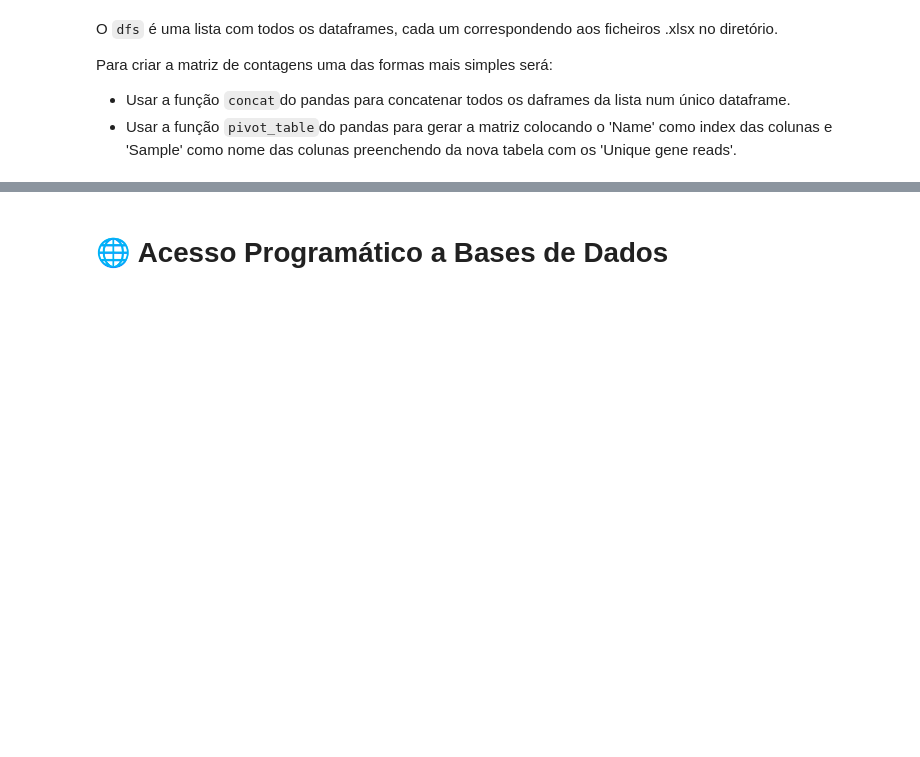
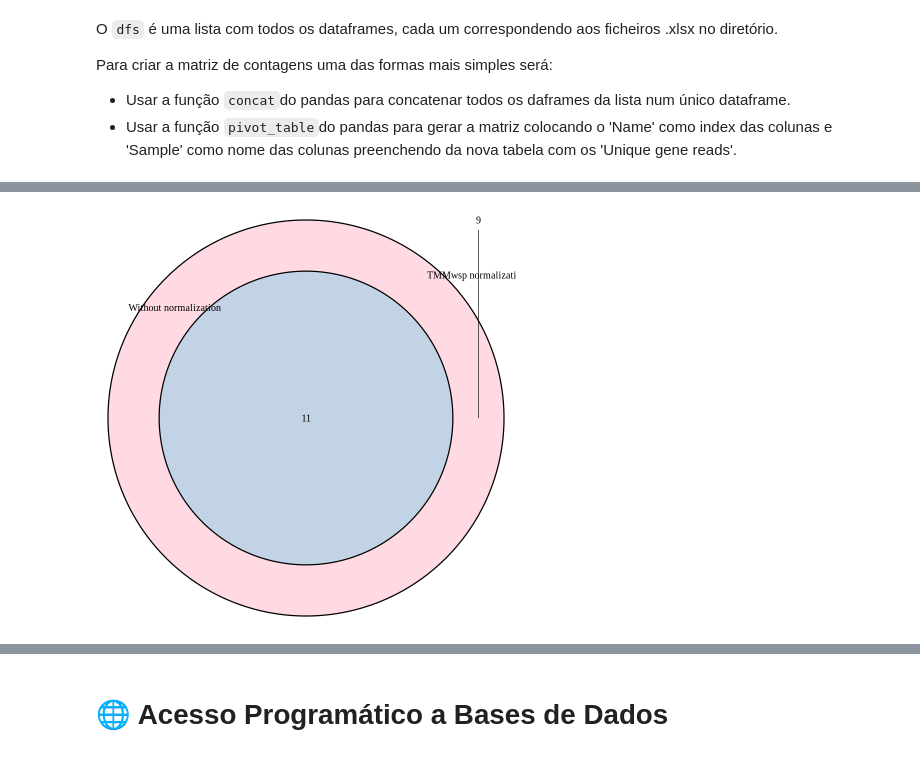
Before and after one commit to nunososorio/medicaldatascience, a Jupyter notebook: dataproc_intro.ipynb, the cells around one changed output, grey strips where cells are left out. Cells and saved outputs as stored; diff of their text form; code cells hidden in the pictures; blank space fills up the shorter version.

```diff
--- a/dataproc_intro.ipynb
+++ b/dataproc_intro.ipynb
@@ -287,0 +440,46 @@ matrix
+# %%
+library(VennDiagram)
+
+# Extrair o nome dos genes de cada condição
+genes_unnorm <- rownames(top_genes_unnorm$table)
+genes_qnorm <- rownames(top_genes_qnorm$table)
+genes_rpm <- rownames(top_genes_rpm$table)
+genes_tmm <- rownames(top_genes_tmm$table)
+
+# Create a lisra com todos os genes
+all_genes <- unique(c(genes_unnorm, genes_qnorm, genes_rpm, genes_tmm))
+
+# Função que verifica a posição de cada gene na lista
+has_changed_position <- function(gene, list1, list2) {
+  pos1 <- which(list1 == gene)
+  pos2 <- which(list2 == gene)
+  return(pos1 != pos2)
+}
+
+# Aplicar a função a todos os genes
+changed_genes_unnorm_qnorm <- all_genes[unlist(sapply(all_genes, has_changed_position, genes_unnorm, genes_qnorm))]
+changed_genes_unnorm_rpm <- all_genes[unlist(sapply(all_genes, has_changed_position, genes_unnorm, genes_rpm))]
+changed_genes_unnorm_tmm <- all_genes[unlist(sapply(all_genes, has_changed_position, genes_unnorm, genes_tmm))]
+
+# Fazer os Venn
+venn.plot1 <- venn.diagram(
+  list("Without normalization" = changed_genes_unnorm_qnorm, "TMMwsp normalization" = genes_qnorm),
+  filename = NULL,
+  fill = c("skyblue", "pink1")
+)
+
+venn.plot2 <- venn.diagram(
+  list("Without normalization" = changed_genes_unnorm_rpm, "RLE normalization" = genes_rpm),
+  filename = NULL,
+  fill = c("skyblue", "mediumorchid")
+)
+
+venn.plot3 <- venn.diagram(
+  list("Without normalization" = changed_genes_unnorm_tmm, "TMM normalization" = genes_tmm),
+  filename = NULL,
+  fill = c("skyblue", "green")
+)
+# %%
+grid.draw(venn.plot1)
+# %% [output]
+[figure, added]
```
Also changed, not shown: parts of 14 cells of this notebook.
